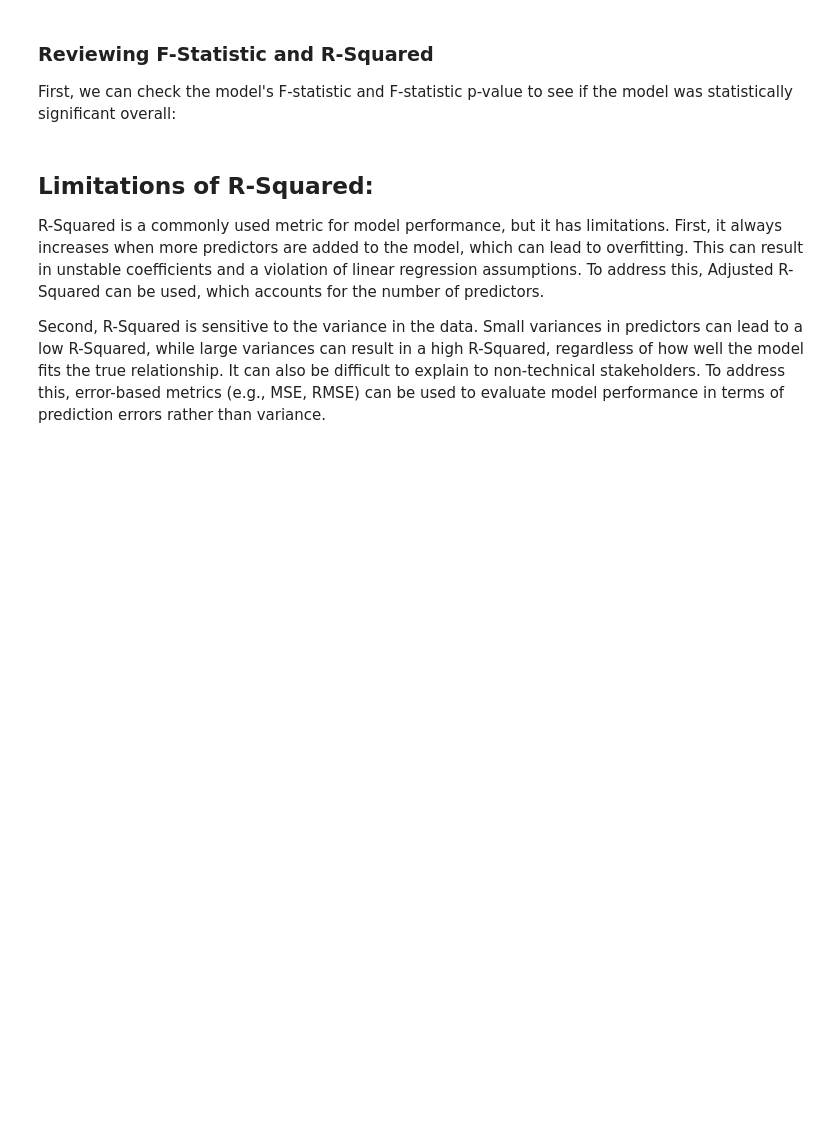
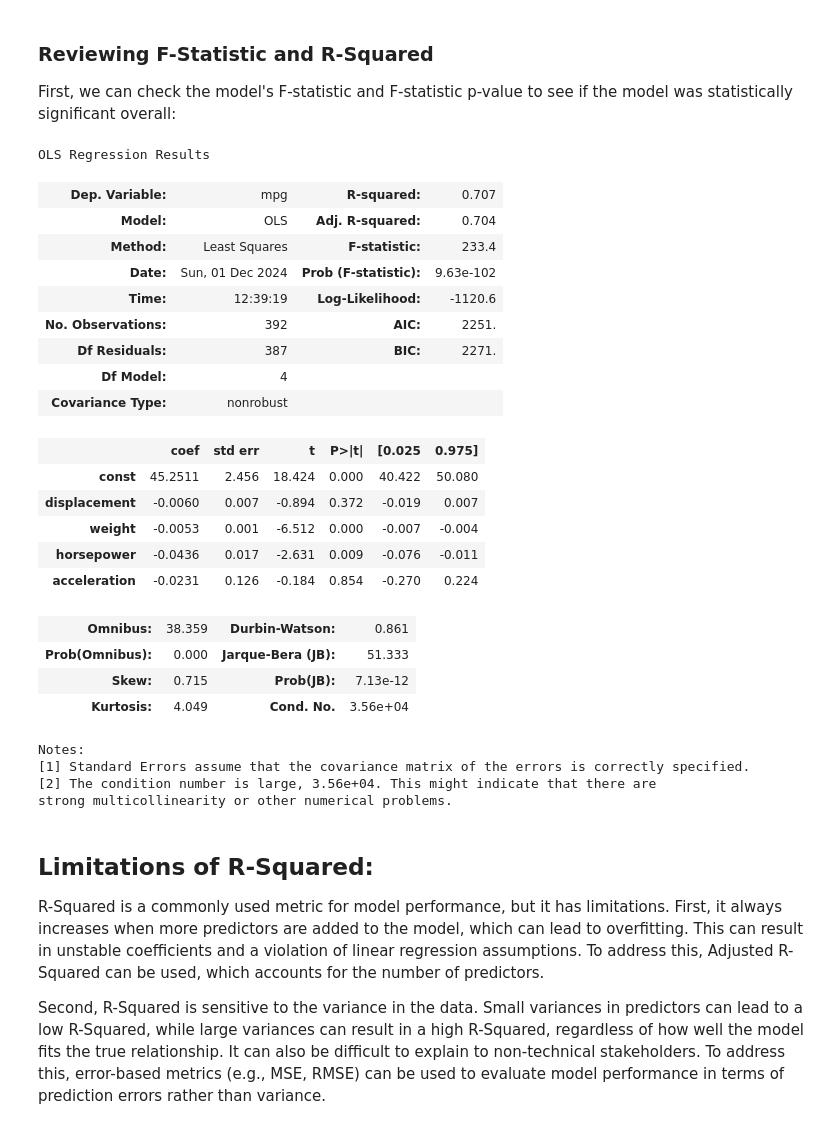
Before and after one commit to GraceMwende/PHASE_3-MS_DS, a Jupyter notebook: Classwork/multilinearRegression.ipynb, the cells around one changed output. Cells and saved outputs as stored; diff of their text form; code cells hidden in the pictures; blank space fills up the shorter version.

```diff
--- a/Classwork/multilinearRegression.ipynb
+++ b/Classwork/multilinearRegression.ipynb
@@ -279,6 +279,32 @@ Multiple regression models, like simple regression models, can be evaluated usin
 First, we can check the model's F-statistic and F-statistic p-value to see if the model was statistically significant overall:
 # %%
 # summary
+ols_multi_results.summary()
+# %% [output]
+OLS Regression Results
+| Dep. Variable: | mpg | R-squared: | 0.707 |
+| Model: | OLS | Adj. R-squared: | 0.704 |
+| Method: | Least Squares | F-statistic: | 233.4 |
+| Date: | Sun, 01 Dec 2024 | Prob (F-statistic): | 9.63e-102 |
+| Time: | 12:39:19 | Log-Likelihood: | -1120.6 |
+| No. Observations: | 392 | AIC: | 2251. |
+| Df Residuals: | 387 | BIC: | 2271. |
+| Df Model: | 4 |  |  |
+| Covariance Type: | nonrobust |  |  |
+|  | coef | std err | t | P>|t| | [0.025 | 0.975] |
+| const | 45.2511 | 2.456 | 18.424 | 0.000 | 40.422 | 50.080 |
+| displacement | -0.0060 | 0.007 | -0.894 | 0.372 | -0.019 | 0.007 |
+| weight | -0.0053 | 0.001 | -6.512 | 0.000 | -0.007 | -0.004 |
+| horsepower | -0.0436 | 0.017 | -2.631 | 0.009 | -0.076 | -0.011 |
+| acceleration | -0.0231 | 0.126 | -0.184 | 0.854 | -0.270 | 0.224 |
+| Omnibus: | 38.359 | Durbin-Watson: | 0.861 |
+| Prob(Omnibus): | 0.000 | Jarque-Bera (JB): | 51.333 |
+| Skew: | 0.715 | Prob(JB): | 7.13e-12 |
+| Kurtosis: | 4.049 | Cond. No. | 3.56e+04 |
+Notes:
+[1] Standard Errors assume that the covariance matrix of the errors is correctly specified.
+[2] The condition number is large, 3.56e+04. This might indicate that there are
+strong multicollinearity or other numerical problems.
 # %% [markdown]
 ## Limitations of R-Squared:
 
```
Also changed, not shown: parts of 14 cells of this notebook.
